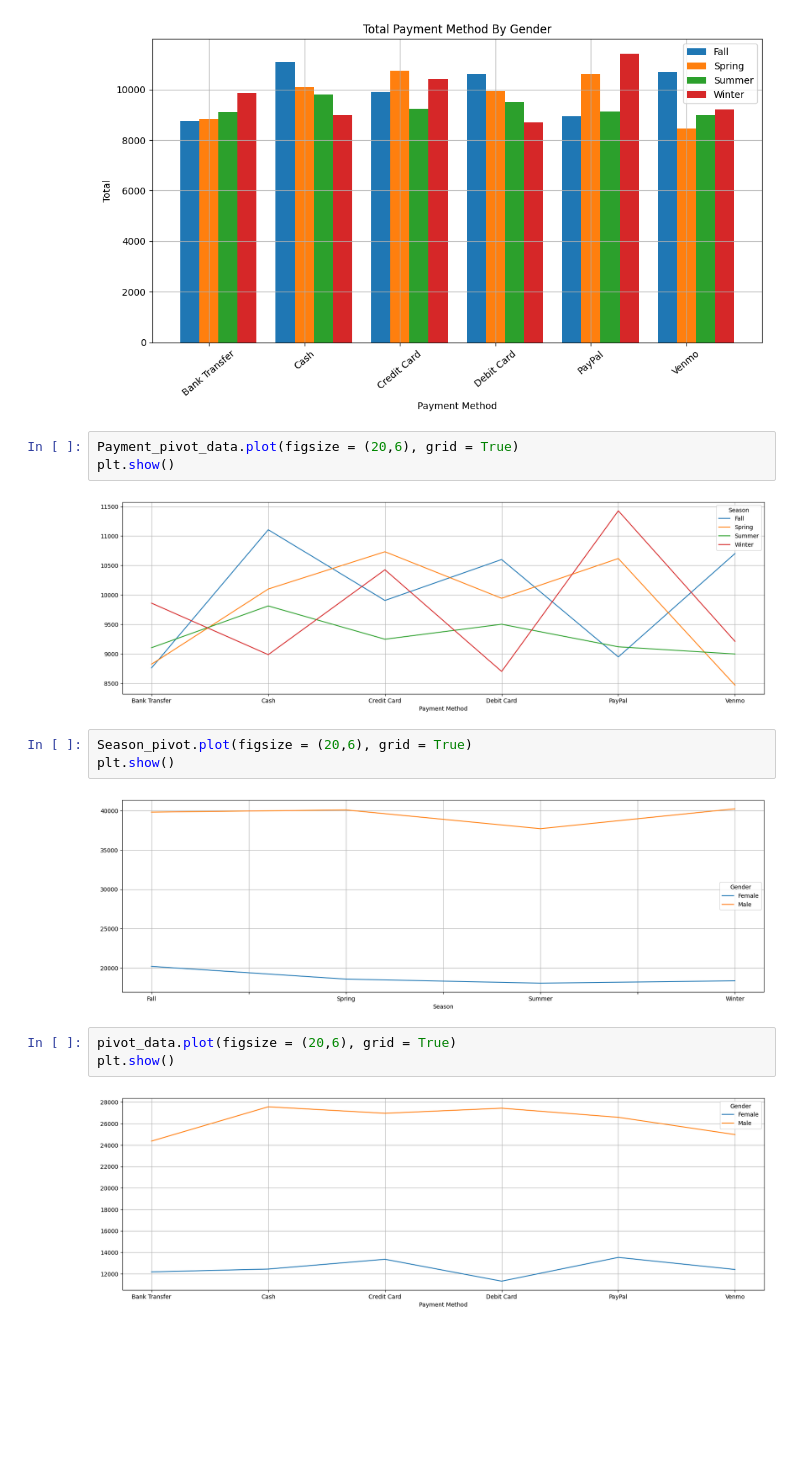
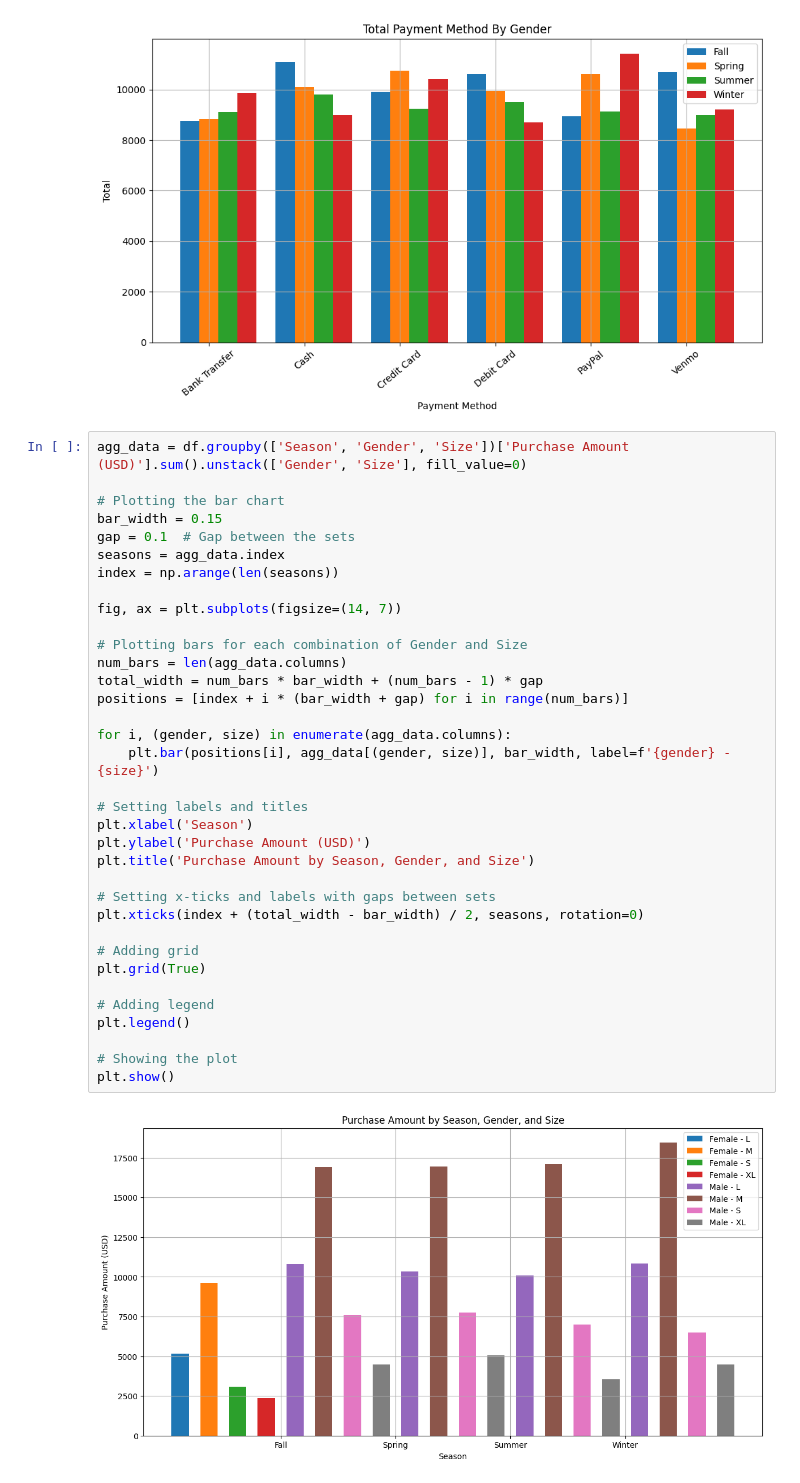
Before and after one commit to Udhay2898/Project, a Jupyter notebook: Shopping_Trends.ipynb, the cells around one changed output. Drawn from its saved outputs; the diff is of its cells as text; blank space fills up the shorter version.

```diff
--- a/Shopping_Trends.ipynb
+++ b/Shopping_Trends.ipynb
@@ -434,18 +434,40 @@ plt.tight_layout()
 plt.show()
 # %% [output]
 [figure]
-# %%
-Payment_pivot_data.plot(figsize = (20,6), grid = True)
-plt.show()
-# %% [output]
-[figure, removed]
-# %%
-Season_pivot.plot(figsize = (20,6), grid = True)
-plt.show()
-# %% [output]
-[figure, removed]
-# %%
-pivot_data.plot(figsize = (20,6), grid = True)
-plt.show()
-# %% [output]
-[figure, removed]
+# %%
+agg_data = df.groupby(['Season', 'Gender', 'Size'])['Purchase Amount (USD)'].sum().unstack(['Gender', 'Size'], fill_value=0)
+
+# Plotting the bar chart
+bar_width = 0.15
+gap = 0.1  # Gap between the sets
+seasons = agg_data.index
+index = np.arange(len(seasons))
+
+fig, ax = plt.subplots(figsize=(14, 7))
+
+# Plotting bars for each combination of Gender and Size
+num_bars = len(agg_data.columns)
+total_width = num_bars * bar_width + (num_bars - 1) * gap
+positions = [index + i * (bar_width + gap) for i in range(num_bars)]
+
+for i, (gender, size) in enumerate(agg_data.columns):
+    plt.bar(positions[i], agg_data[(gender, size)], bar_width, label=f'{gender} - {size}')
+
+# Setting labels and titles
+plt.xlabel('Season')
+plt.ylabel('Purchase Amount (USD)')
+plt.title('Purchase Amount by Season, Gender, and Size')
+
+# Setting x-ticks and labels with gaps between sets
+plt.xticks(index + (total_width - bar_width) / 2, seasons, rotation=0)
+
+# Adding grid
+plt.grid(True)
+
+# Adding legend
+plt.legend()
+
+# Showing the plot
+plt.show()
+# %% [output]
+[figure, added]
```
